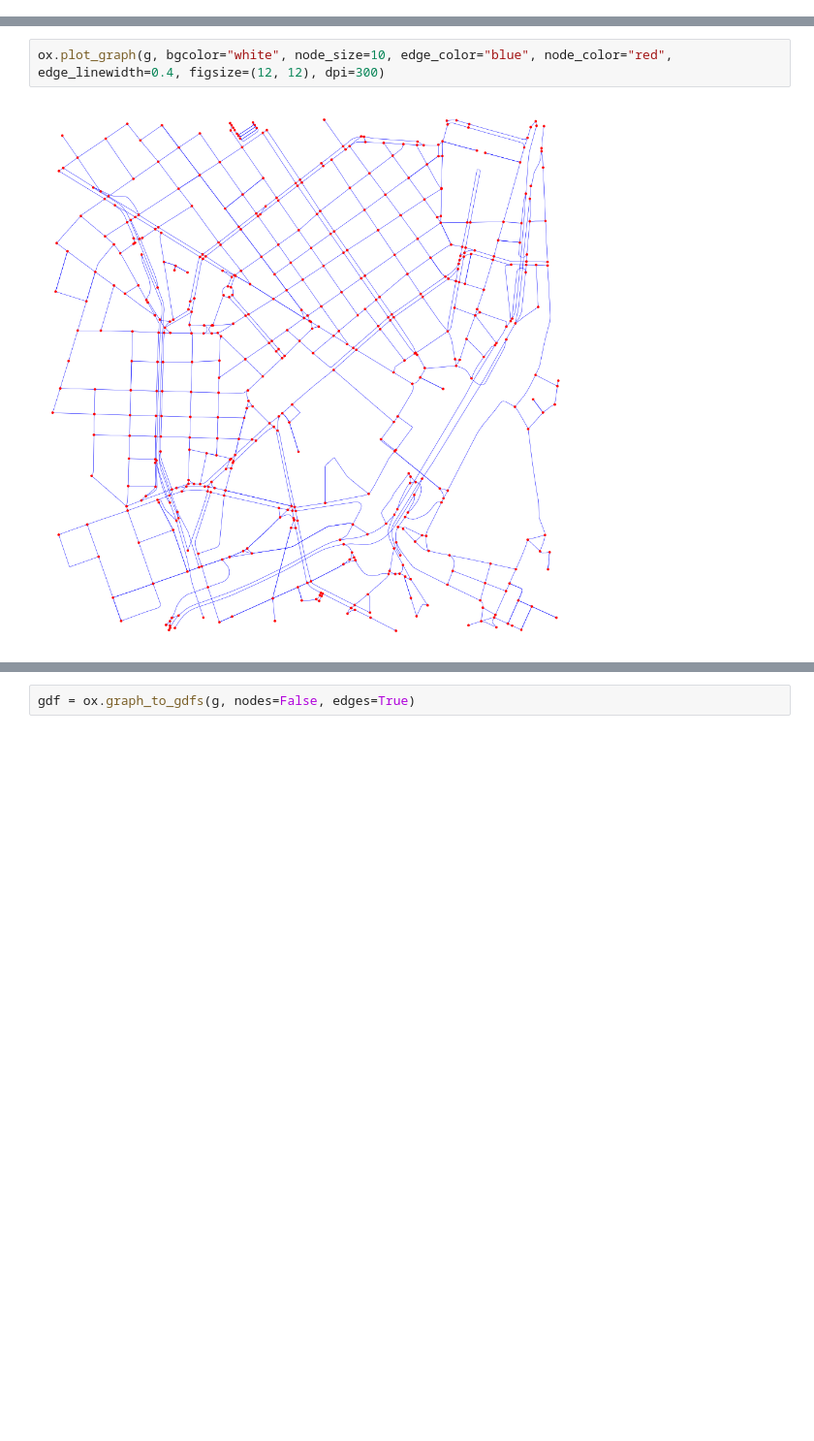
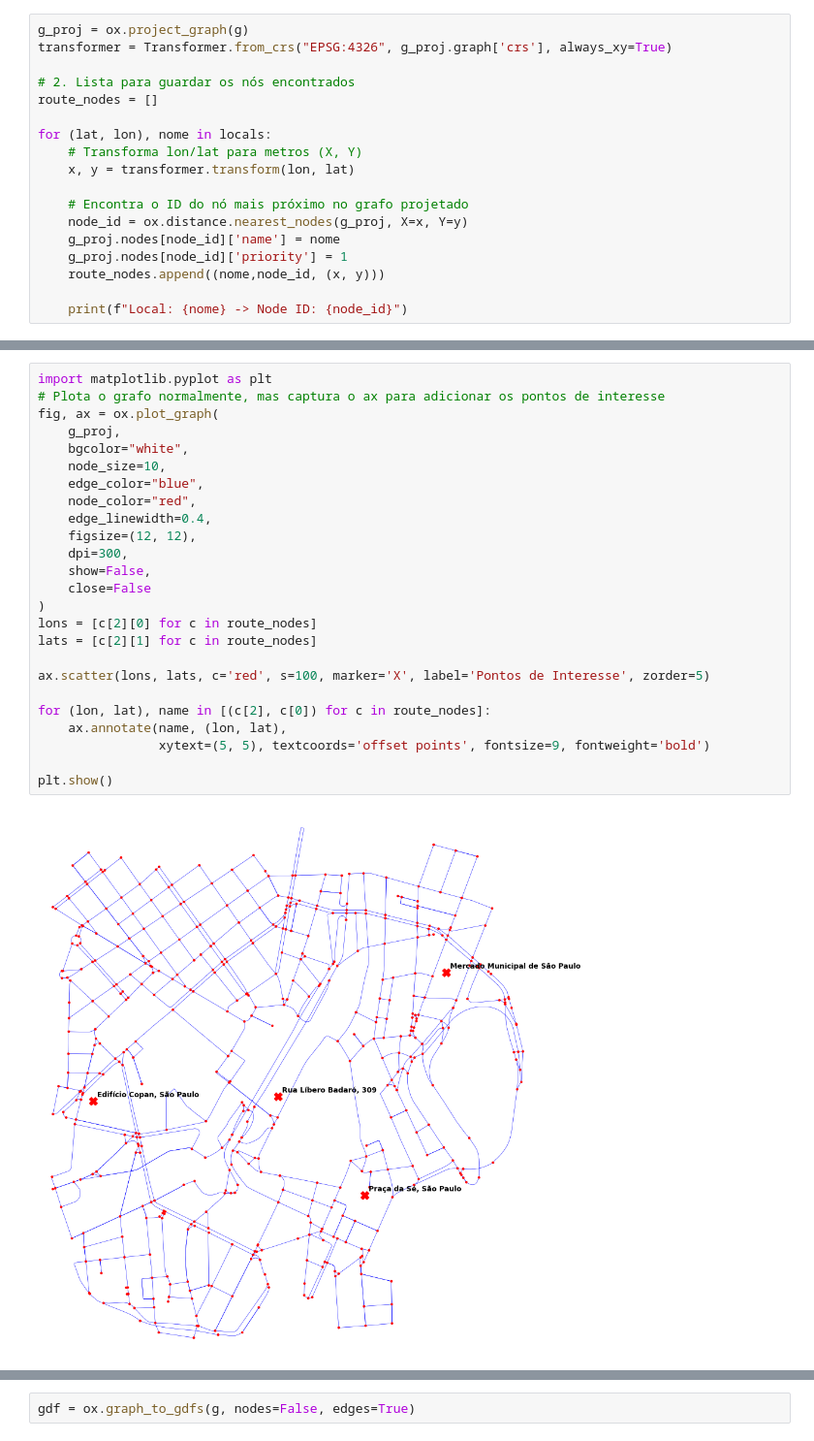
Before and after one commit to luizaaca/genetic_algorithm_tsp, a Jupyter notebook: route_finder_prototype.ipynb, the cells around one changed output, grey strips where cells are left out. Shown at 97% size. Saved outputs shown, nothing was run; the diff lists cells and outputs as text; blank space fills up the shorter version.

```diff
--- a/route_finder_prototype.ipynb
+++ b/route_finder_prototype.ipynb
@@ -78,0 +101,18 @@ g = ox.graph_from_address("-23.543255, -46.642402",
+# %%
+g_proj = ox.project_graph(g)
+transformer = Transformer.from_crs("EPSG:4326", g_proj.graph['crs'], always_xy=True)
+
+# 2. Lista para guardar os nós encontrados
+route_nodes = []
+
+for (lat, lon), nome in locals:
+    # Transforma lon/lat para metros (X, Y)
+    x, y = transformer.transform(lon, lat)
+
+    # Encontra o ID do nó mais próximo no grafo projetado
+    node_id = ox.distance.nearest_nodes(g_proj, X=x, Y=y)
+    g_proj.nodes[node_id]['name'] = nome
+    g_proj.nodes[node_id]['priority'] = 1
+    route_nodes.append((nome,node_id, (x, y)))
+
+    print(f"Local: {nome} -> Node ID: {node_id}")
@@ -79,4 +131,27 @@ g = ox.graph_from_address("-23.543255, -46.642402",
 # %%
-ox.plot_graph(g, bgcolor="white", node_size=10, edge_color="blue", node_color="red", edge_linewidth=0.4, figsize=(12, 12), dpi=300)
+import matplotlib.pyplot as plt
+# Plota o grafo normalmente, mas captura o ax para adicionar os pontos de interesse
+fig, ax = ox.plot_graph(
+    g_proj,
+    bgcolor="white",
+    node_size=10,
+    edge_color="blue",
+    node_color="red",
+    edge_linewidth=0.4,
+    figsize=(12, 12),
+    dpi=300,
+    show=False,
+    close=False
+)
+lons = [c[2][0] for c in route_nodes]
+lats = [c[2][1] for c in route_nodes]
+
+ax.scatter(lons, lats, c='red', s=100, marker='X', label='Pontos de Interesse', zorder=5)
+
+for (lon, lat), name in [(c[2], c[0]) for c in route_nodes]:
+    ax.annotate(name, (lon, lat),
+                xytext=(5, 5), textcoords='offset points', fontsize=9, fontweight='bold')
+
+plt.show()
 # %% [output]
-[figure, old version]
+[figure, new version]
```
Also changed, not shown: parts of 10 cells of this notebook, 2 other files.
